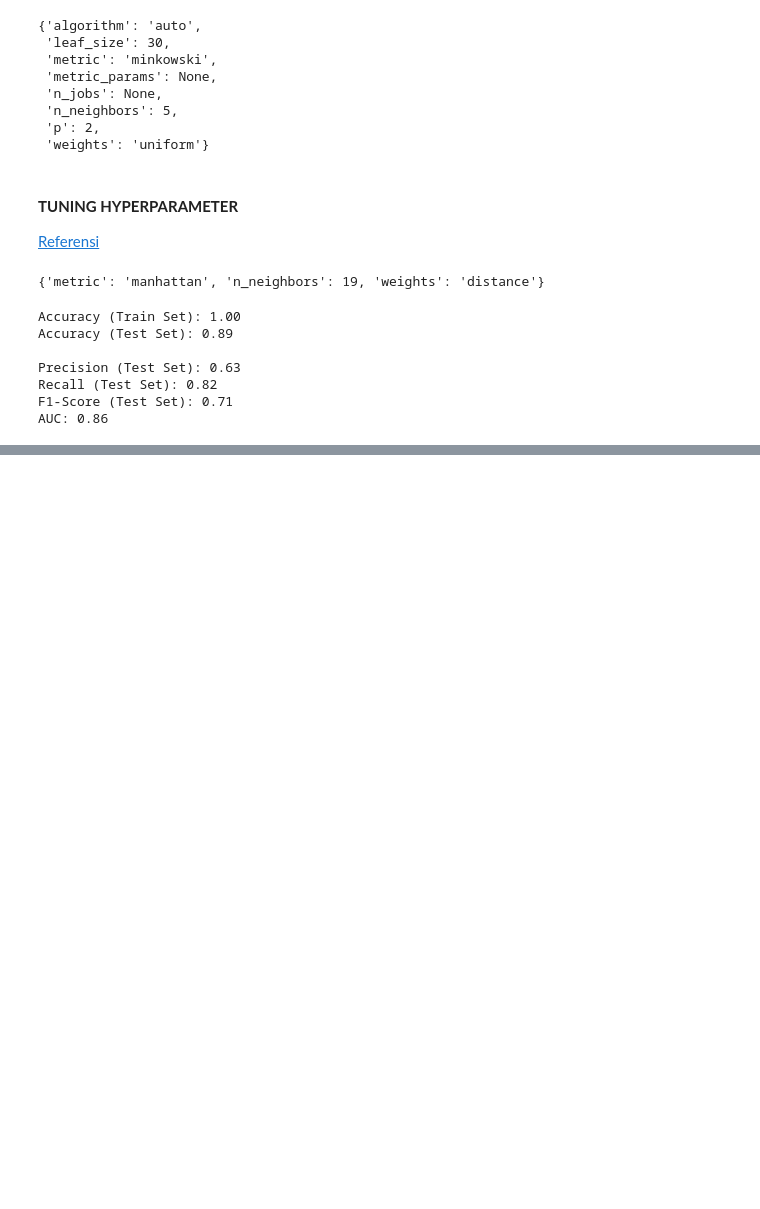
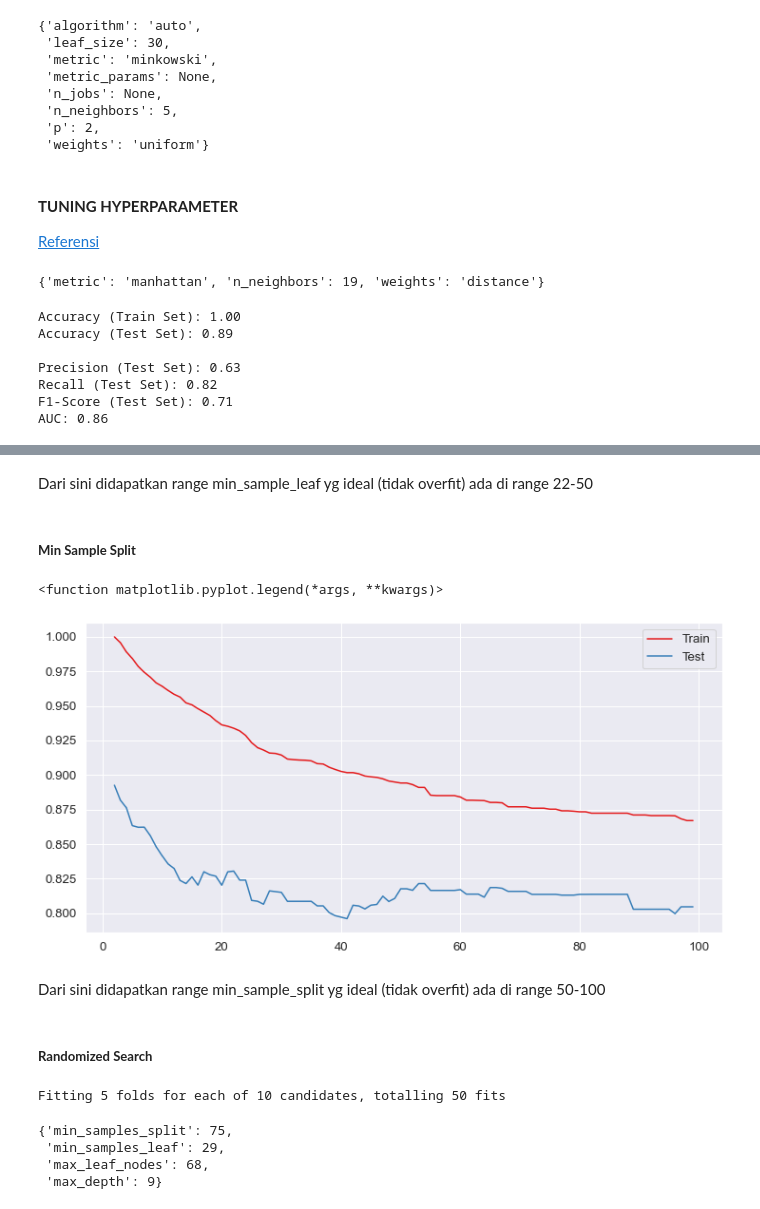
Before and after one commit to arsand07/Customer-Churn, a Jupyter notebook: Customer Churn.ipynb, the cells around one changed output, grey strips where cells are left out. Saved outputs shown, nothing was run; the diff lists cells and outputs as text; code cells hidden in the pictures; blank space fills up the shorter version.

```diff
--- a/Customer Churn.ipynb
+++ b/Customer Churn.ipynb
@@ -804,0 +891,49 @@ AUC: 0.89
+# %% [markdown]
+Dari sini didapatkan range min_sample_leaf yg ideal (tidak overfit) ada di range 22-50
+# %% [markdown]
+##### __Min Sample Split__
+# %%
+from sklearn.tree import DecisionTreeClassifier
+from sklearn.metrics import roc_auc_score
+train,test,min=[],[],[]
+
+for i in range(2,100):
+        dt = DecisionTreeClassifier(random_state=42, min_samples_split=i)
+        dt.fit(X_train, y_train)
+
+        train.append(roc_auc_score(y_train, dt.predict(X_train)))
+        test.append(roc_auc_score(y_test, dt.predict(X_test)))
+        min.append(i)
+
+sns.lineplot(x=min, y=train, label='Train')
+sns.lineplot(x=min, y=test, label='Test')
+plt.legend
+# %% [output]
+<function matplotlib.pyplot.legend(*args, **kwargs)>
+[figure, added]
+# %% [markdown]
+Dari sini didapatkan range min_sample_split yg ideal (tidak overfit) ada di range 50-100
+# %% [markdown]
+##### __Randomized Search__
+# %%
+from sklearn.model_selection import RandomizedSearchCV
+# list hyperparameter
+max_depth = range(1,17)
+max_leaf_nodes = range(2,81)
+min_samples_leaf = range(22,51)
+min_samples_split = range(50,101)
+
+
+hyperparam = dict(max_depth=max_depth, max_leaf_nodes=max_leaf_nodes, min_samples_leaf=min_samples_leaf, min_samples_split=min_samples_split)
+
+#fit model
+dt = DecisionTreeClassifier(random_state=42)
+clf = RandomizedSearchCV(dt, hyperparam, cv=5, scoring='roc_auc', n_jobs=-1, verbose=3)
+best_model = clf.fit(X_train, y_train)
+best_model.best_params_
+# %% [output]
+Fitting 5 folds for each of 10 candidates, totalling 50 fits
+{'min_samples_split': 75,
+ 'min_samples_leaf': 29,
+ 'max_leaf_nodes': 68,
+ 'max_depth': 9}
```
Also changed, not shown: parts of 13 cells of this notebook.
